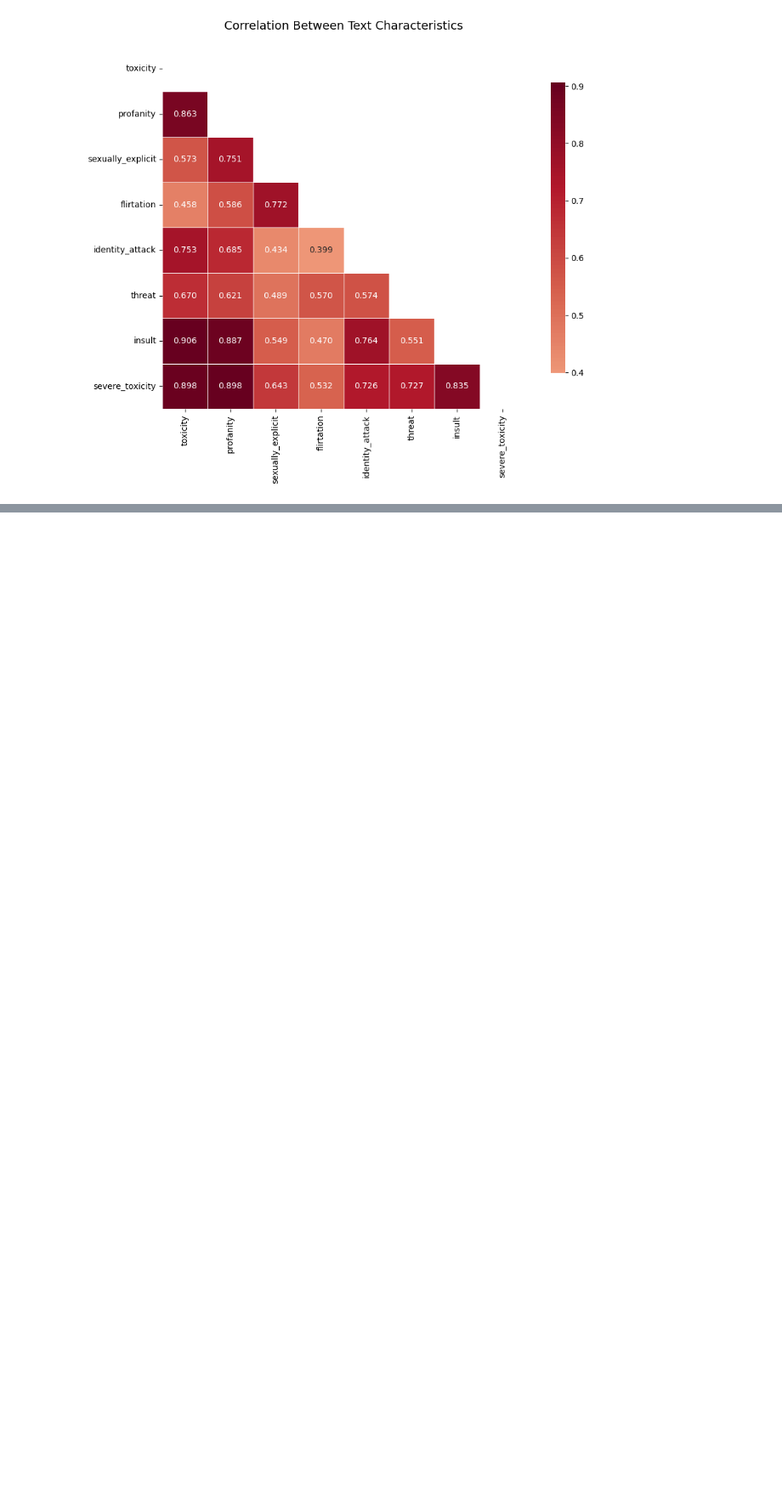
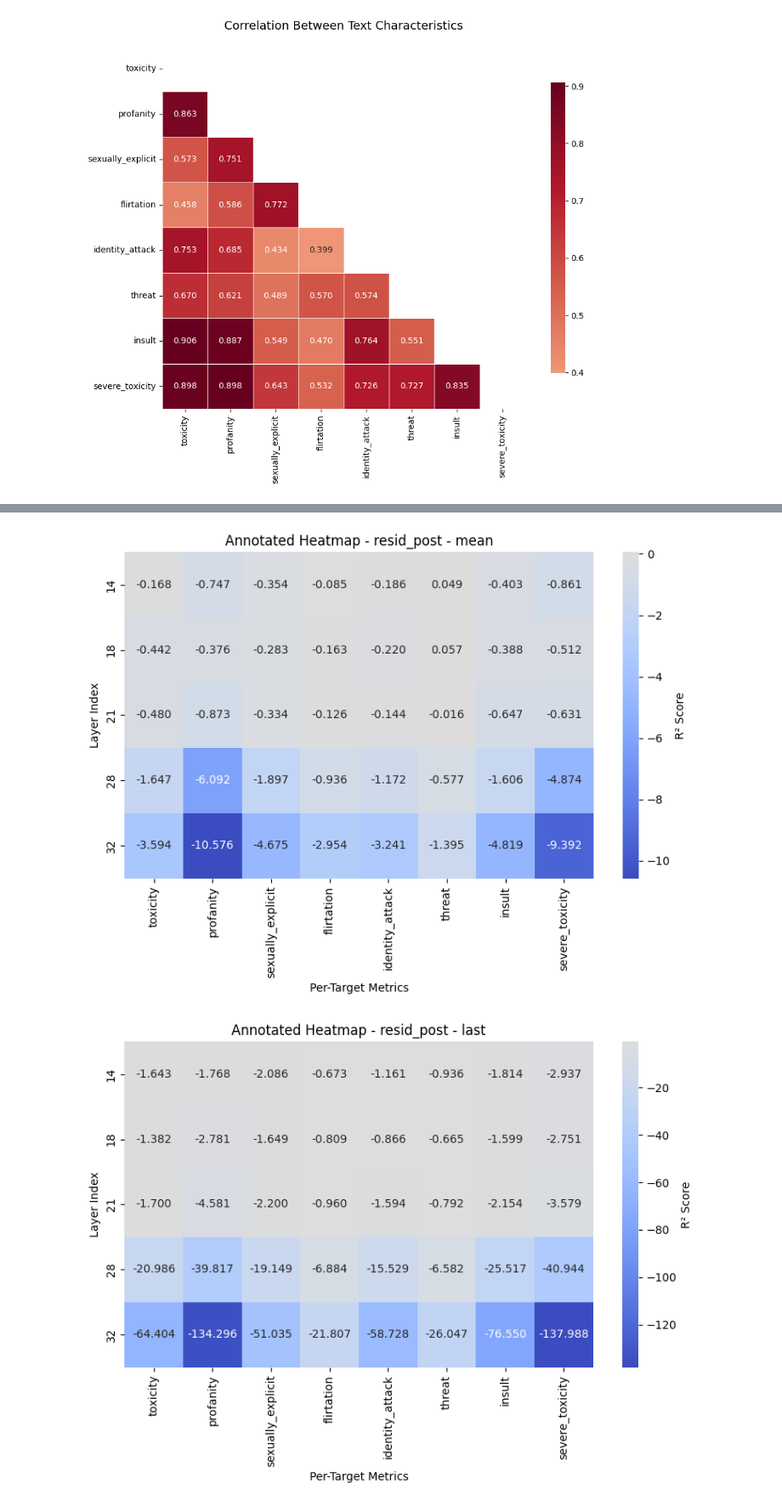
Before and after one commit to leostre/evals_project, a Jupyter notebook: qwen/lin_probes MixTox.ipynb, the cells around one changed output, grey strips where cells are left out. Shown at 85% size. Saved outputs shown, nothing was run; the diff lists cells and outputs as text; code cells hidden in the pictures; blank space fills up the shorter version.

```diff
--- a/qwen/lin_probes MixTox.ipynb
+++ b/qwen/lin_probes MixTox.ipynb
@@ -460 +528,3 @@ TRAIT = 'toxicity'
+# %%
+EPOCHS = 200
 # %%
@@ -552,0 +729,6 @@ Done. Results saved.
+# %%
+# results_df = pd.read_csv('lin_probes_regression_per_target.csv')
+
+results_df = pd.DataFrame(results)
+# %%
+df = results_df[['layer_idx', 'act_type', 'agg_type', 'per_target_r2']]
@@ -552,0 +739,13 @@ Done. Results saved.
+# %%
+import ast
+
+
+expanded_df = pd.DataFrame(
+    df['per_target_r2'].apply(lambda x: x if not isinstance(x, str) else ast.literal_eval(x)).tolist(),
+    columns=[f'per_target_r2_{i}' for i in range(8)]
+)
+
+# Combine with original columns (drop the original list column)
+result_df = pd.concat([df.drop('per_target_r2', axis=1), expanded_df], axis=1)
+
+print(result_df)
@@ -552,0 +790,19 @@ Done. Results saved.
+# %%
+for act_type, agg_type in product(ACTIVATION_TYPES, AGG_FUNCS_ACTIVATIONS):
+
+        subset = result_df[(result_df['act_type'] == act_type) & (result_df['agg_type'] == agg_type)].set_index('layer_idx')
+        metric_cols = [c for c in result_df.columns if not c in ('act_type', 'layer_idx', 'agg_type')]
+        heatmap_data = subset[metric_cols]
+        heatmap_data.columns = TARGETS
+
+        plt.figure(figsize=(8, 6))
+        sns.heatmap(heatmap_data, annot=True, fmt='.3f', cmap='coolwarm',
+                    center=0, cbar_kws={'label': 'R² Score'})
+        plt.title(f'Annotated Heatmap - {act_type} - {agg_type}')
+        plt.ylabel('Layer Index')
+        plt.xlabel('Per-Target Metrics')
+        plt.tight_layout()
+        plt.show()
+# %% [output]
+[figure, added]
+[figure, added]
```
Also changed, not shown: parts of 38 cells of this notebook, 10 other files.
